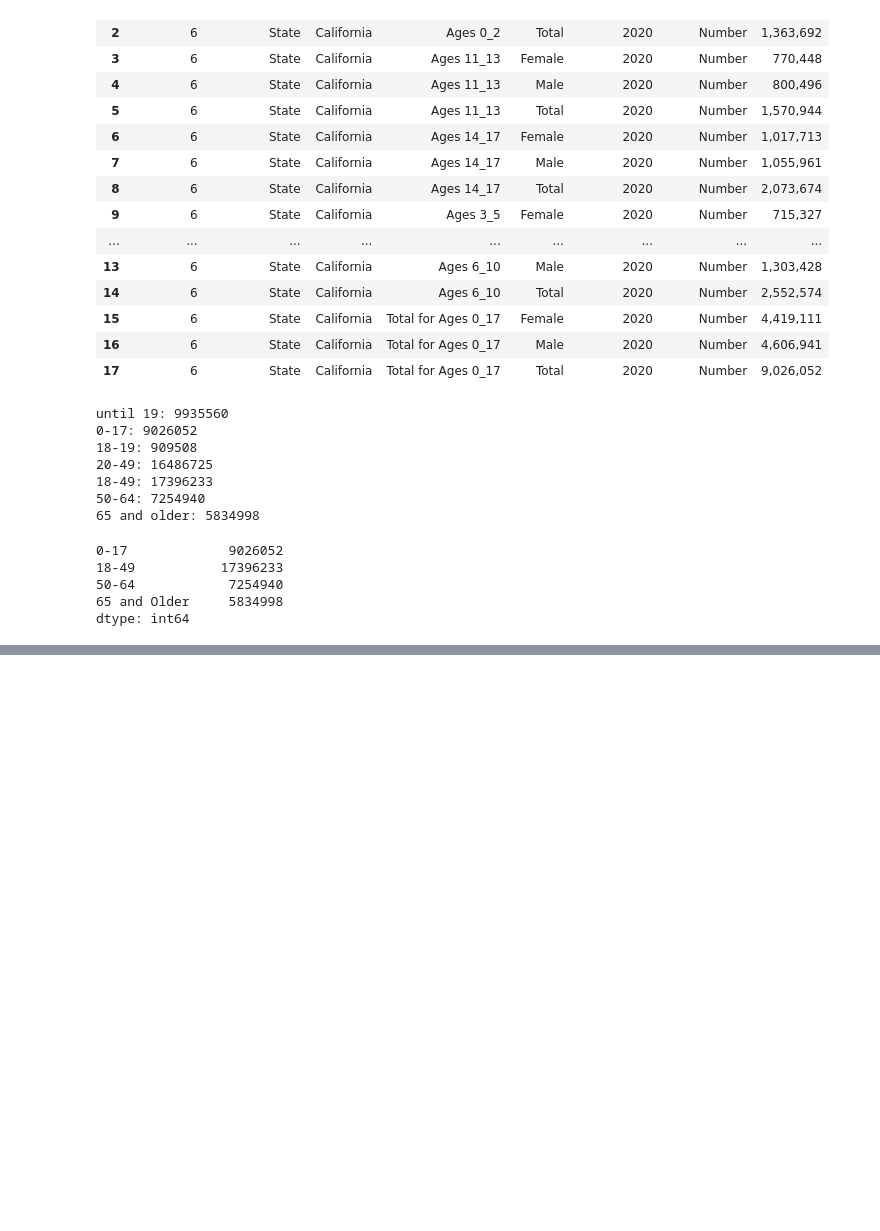
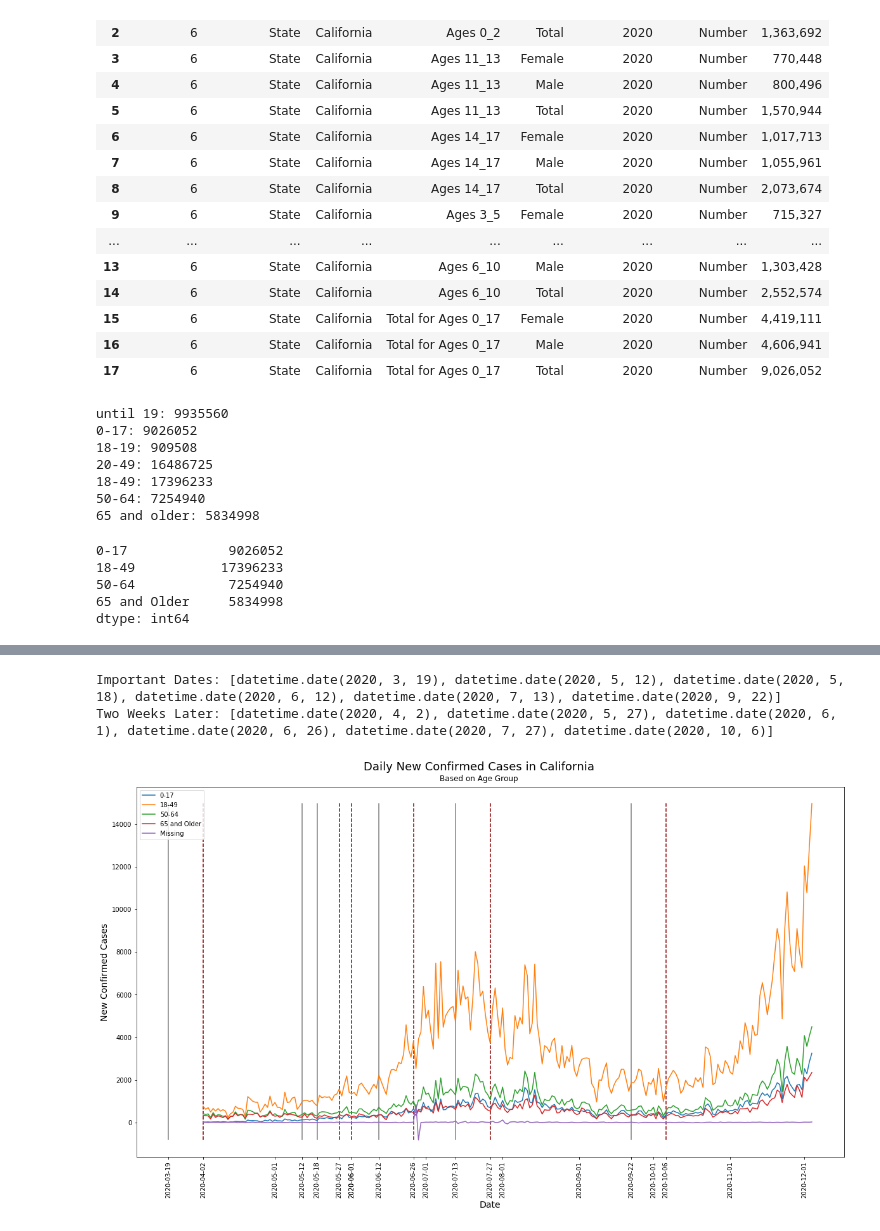
Before and after one commit to nguyenbel/CA-Age-Groups-and-Covid-19, a Jupyter notebook: Covid_EDA.ipynb, the cells around one changed output, grey strips where cells are left out. Cells and saved outputs as stored; diff of their text form; code cells hidden in the pictures; blank space fills up the shorter version.

```diff
--- a/Covid_EDA.ipynb
+++ b/Covid_EDA.ipynb
@@ -489,0 +531,6 @@ grouped_covid_cases
+# %%
+# Create Proportion column of cases added per day per age group
+newconfirmed_proportion = []
+for i in range(len(covid_df['age_group'])):
+    newconfirmed_proportion.append(covid_df['newconfirmed_age'].iloc[i]/covid_df['newcountconfirmed'].iloc[i])
+covid_df['newconfirmed_proportion'] = newconfirmed_proportion
@@ -489,0 +566,42 @@ grouped_covid_cases
+# %%
+# Extract unique dates
+dates = covid_df['date'].unique()
+date_lst = []
+# Change dates to datetime
+for d in dates:
+    date_lst.append(datetime.strptime(d, '%Y-%m-%d').date())
+# %%
+important_dates_lst = ['2020-03-19', '2020-05-12', '2020-05-18', '2020-06-12', '2020-07-13', '2020-09-22']
+two_weeks_later_lst = ['2020-04-02', '2020-05-27', '2020-06-01', '2020-06-26', '2020-07-27', '2020-10-06']
+important_dates = []
+two_weeks_later = []
+for d in range(len(important_dates_lst)):
+    important_dates.append(datetime.strptime(important_dates_lst[d], '%Y-%m-%d').date())
+    two_weeks_later.append(datetime.strptime(two_weeks_later_lst[d], '%Y-%m-%d').date())
+# %%
+print(f'Important Dates: {important_dates}\nTwo Weeks Later: {two_weeks_later}')
+# %% [output]
+Important Dates: [datetime.date(2020, 3, 19), datetime.date(2020, 5, 12), datetime.date(2020, 5, 18), datetime.date(2020, 6, 12), datetime.date(2020, 7, 13), datetime.date(2020, 9, 22)]
+Two Weeks Later: [datetime.date(2020, 4, 2), datetime.date(2020, 5, 27), datetime.date(2020, 6, 1), datetime.date(2020, 6, 26), datetime.date(2020, 7, 27), datetime.date(2020, 10, 6)]
+# %%
+labels = important_dates + two_weeks_later
+for m in range(2020*12+5-1, 2020*12+12):
+    labels.append(datetime(m//12, m%12+1, 1).date())
+# %%
+fig, ax = plt.subplots(figsize = (20,12))
+ax.xaxis.set_major_formatter(mdates.DateFormatter('%Y-%m-%d'))
+for age in covid_df['age_group'].unique():
+    ax.plot(date_lst, covid_df[covid_df['age_group']==age].drop(['date', 'age_group'], axis = 1)['newconfirmed_age'])
+ax.legend(covid_df['age_group'].unique())
+ax.set_xlabel('Date', fontsize = 14)
+ax.set_ylabel('New Confirmed Cases', fontsize = 14)
+plt.text(x=0.5, y=0.83, s="Daily New Confirmed Cases in California", fontsize=18, ha="center", transform=fig.transFigure)
+plt.text(x=0.5, y=0.81, s= "Based on Age Group", fontsize=12, ha="center", transform=fig.transFigure)
+plt.subplots_adjust(top=0.8, wspace=0.3)
+for date in range(len(important_dates)):
+    ax.vlines(important_dates[date], ymin = min(covid_df['newconfirmed_age']), ymax = max(covid_df['newconfirmed_age']), colors = 'gray', label = important_dates[date])
+    ax.vlines(two_weeks_later[date], ymin = min(covid_df['newconfirmed_age']), ymax = max(covid_df['newconfirmed_age']), colors = 'darkred', linestyles = 'dashed')
+
+plt.xticks(labels, labels, rotation = 90);
+# %% [output]
+[figure, added]
```
Also changed, not shown: parts of 28 cells of this notebook.
